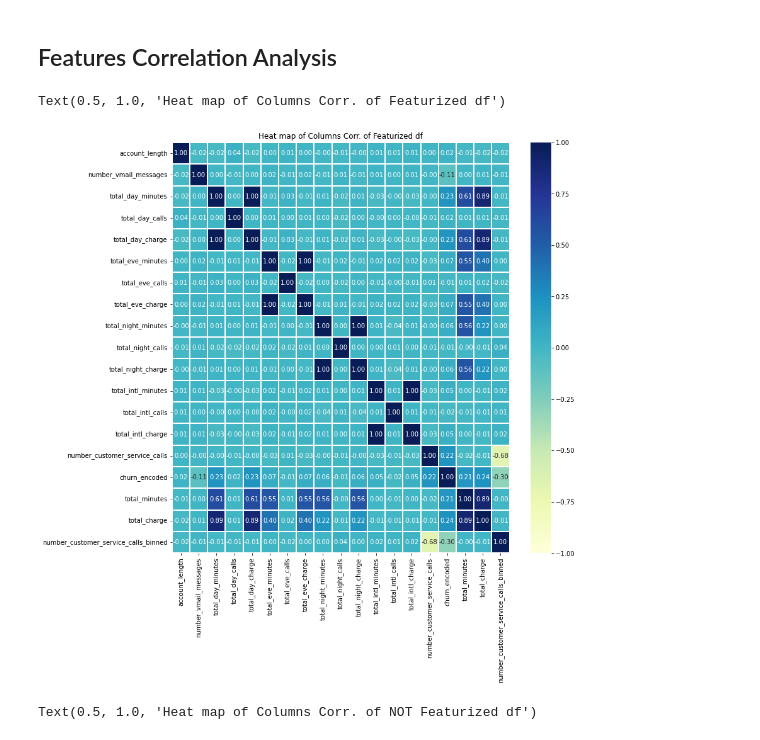
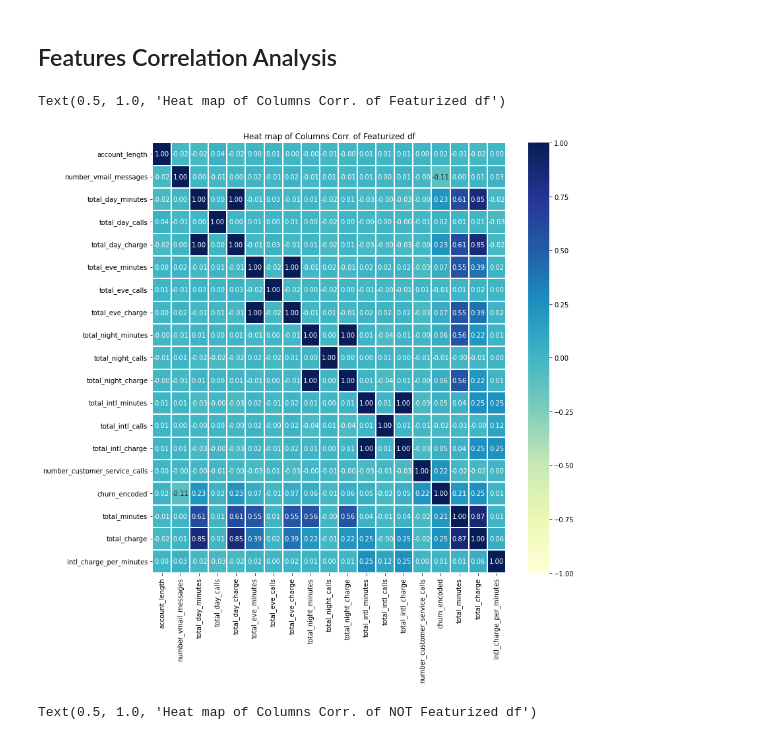
Before and after one commit to KerolosMelad/Customer-Churn-Prediction, a Jupyter notebook: Data Analysis and Preprocessing.ipynb, the cells around one changed output. Saved outputs shown, nothing was run; the diff lists cells and outputs as text; code cells hidden in the pictures.

```diff
--- a/Data Analysis and Preprocessing.ipynb
+++ b/Data Analysis and Preprocessing.ipynb
@@ -378,14 +368,15 @@ I also binnerd number of customer service calls in two groups to make higher con
 # %%
 def feature_1(df):
-    df['total_minutes'] = df['total_day_minutes'] + df['total_eve_minutes'] + df['total_night_minutes']
+    df['total_minutes'] = df['total_day_minutes'] + df['total_eve_minutes'] + df['total_night_minutes'] +df['total_intl_minutes']
     return df
 
 def feature_2(df):
-    df['total_charge'] = df['total_day_charge'] + df['total_eve_charge'] + df['total_night_charge']
+    df['total_charge'] = df['total_day_charge'] + df['total_eve_charge'] + df['total_night_charge'] +df['total_intl_minutes']
     return df
 
 def feature_3(df):
-    df['number_customer_service_calls_binned'] = df['number_customer_service_calls'].apply(lambda x : 0 if x>=4 else 1 )
+    minutes=  df['total_intl_minutes'].apply(lambda x : x if x >0 else 0.01)
+    df['intl_charge_per_minutes'] = df['total_intl_charge']/minutes
     return df
 # %%
 def feature_engineering(df , feature1 =True , feature2 = True  , feature3=True):
@@ -399,8 +390,8 @@ def feature_engineering(df , feature1 =True , feature2 = True  , feature3=True):
 
     return result
 # %%
-numerical_data_preprocessesd_OutlierRemoved_featurized = feature_engineering(numerical_data_preprocessesd_OutlierRemoved)
-numerical_data_preprocessesd_OutlierRemoved_featurized.columns
+numerical_OutlierRemoved_featurized = feature_engineering(numerical_OutlierRemoved)
+numerical_OutlierRemoved_featurized.columns
 # %% [output]
 Index(['account_length', 'number_vmail_messages', 'total_day_minutes',
        'total_day_calls', 'total_day_charge', 'total_eve_minutes',
@@ -460,27 +453,26 @@ def normalize_numerical(df, cols):
 # %%
 def features_scaling(df):
     result = df.copy()
-
     numrical_columns= df.columns[ df.dtypes != np.object].values
     not_normal_distributed_cols = ['number_customer_service_calls' , 'number_vmail_messages']
     normal_distributed_cols = np.setdiff1d(numrical_columns,not_normal_distributed_cols)
-    normal_distributed_cols = np.setdiff1d(normal_distributed_cols,['number_customer_service_calls_binned']) # number_customer_service_calls_binned Already has 0 and ones onyly
+    #normal_distributed_cols = np.setdiff1d(normal_distributed_cols,['number_customer_service_calls_binned']) # number_customer_service_calls_binned Already has 0 and ones onyly
     result= normalize_numerical(result, not_normal_distributed_cols)
     result = standarize_numerical(result, normal_distributed_cols)
 
     return result
 # %%
-numerical_data_preprocessesd_OutlierRemoved_featurized_scaled = features_scaling(numerical_data_preprocessesd_OutlierRemoved_featurized)
-numerical_data_preprocessesd_OutlierRemoved_scaled = features_scaling(numerical_data_preprocessesd_OutlierRemoved)
+numerical_OutlierRemoved_featurized_scaled = features_scaling(numerical_OutlierRemoved_featurized)
+numerical_OutlierRemoved_scaled = features_scaling(numerical_OutlierRemoved)
 # %% [markdown]
 ## Features Correlation Analysis <a class="anchor" id="feature_corr"></a>
 # %%
 plt.figure(figsize=(12,12))
-sns.heatmap(numerical_data_preprocessesd_OutlierRemoved_featurized_scaled.corr(), annot=True,
+sns.heatmap(numerical_OutlierRemoved_featurized_scaled.corr(), annot=True,
             cmap="YlGnBu", vmin=-1, vmax=1, linewidths=.2 ,fmt= '.2f')
 plt.title('Heat map of Columns Corr. of Featurized df')
 # %% [output]
 Text(0.5, 1.0, 'Heat map of Columns Corr. of Featurized df')
-[figure, old version]
+[figure, new version]
 # %%
  plt.figure(figsize=(12,12))
```
Also changed, not shown: parts of 58 cells of this notebook, 1 other file.
